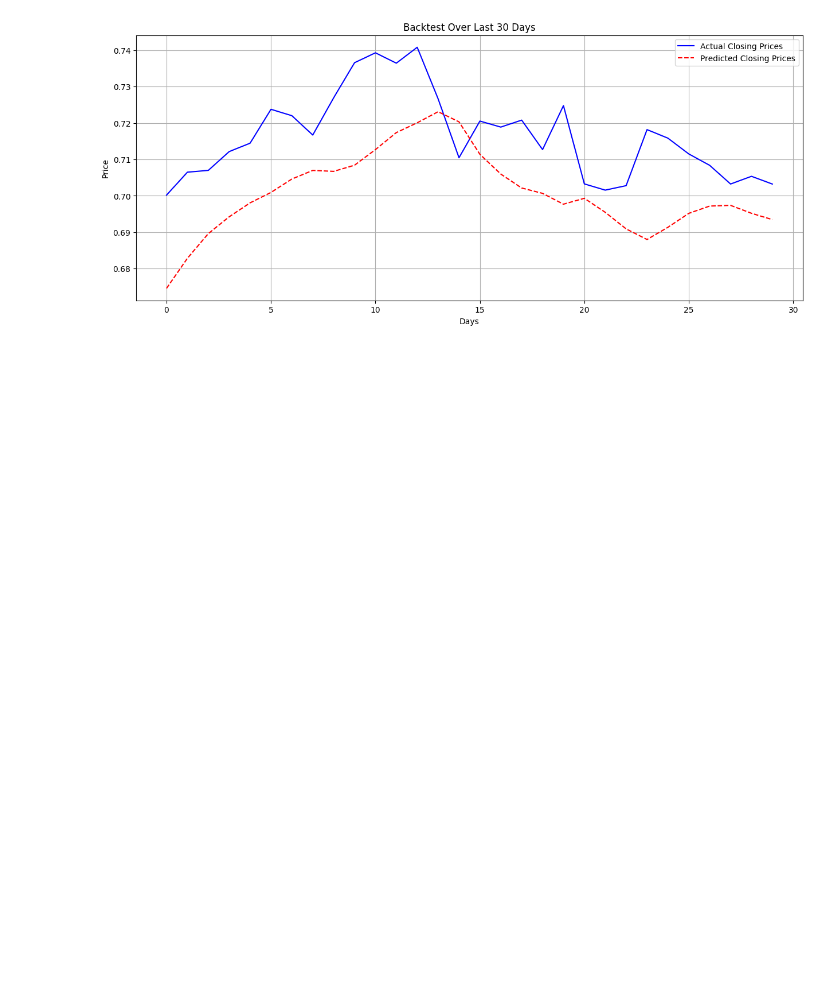
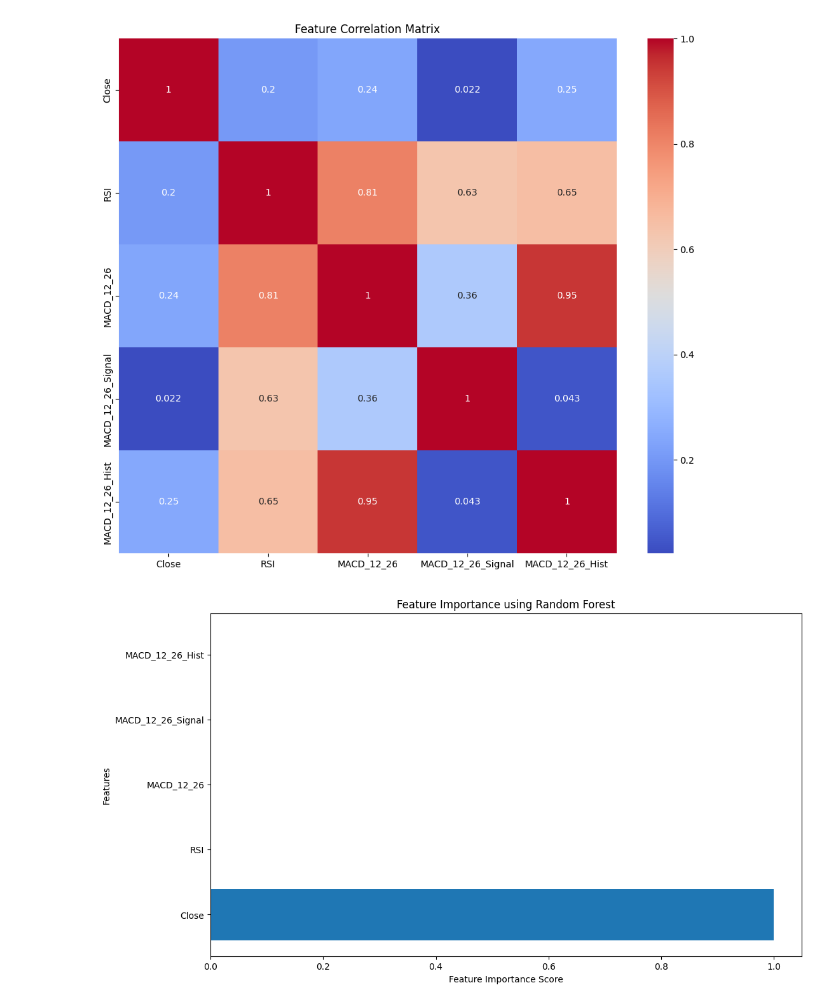
Before and after one commit to mjgpinheiro/Physics_models, a Jupyter notebook: Deep_Learning_Forex.ipynb, the cells around one changed output. Drawn from its saved outputs; the diff is of its cells as text; code cells hidden in the pictures; blank space fills up the shorter version.

```diff
--- a/Deep_Learning_Forex.ipynb
+++ b/Deep_Learning_Forex.ipynb
@@ -30,7 +30,10 @@ df_euraud.dropna(inplace=True)
 df_euraud.reset_index(drop=True, inplace=True)
 
 # Preprocess Data
-input_features = ["Close", "RSI", "MACD_12_26", "MACD_12_26_Signal", "MACD_12_26_Hist", "ATR"]
+#input_features = ["Close", "RSI", "MACD_12_26", "MACD_12_26_Signal", "MACD_12_26_Hist", "ATR"]
+input_features = ['Close', 'RSI', 'MACD_12_26', 'MACD_12_26_Signal', 'MACD_12_26_Hist']
+
+
 df_scaler = MinMaxScaler()
 df_euraud[input_features] = df_scaler.fit_transform(df_euraud[input_features])
 
@@ -96,6 +99,42 @@ print(f"Predicted Action for the Next 5 Days based on the 6 Days predictions: {d
 
 ##############################################
 
+##############################################
+# Feature Selection
+
+import seaborn as sns
+from sklearn.ensemble import RandomForestRegressor
+from sklearn.feature_selection import RFE
+
+# 1. Correlation Matrix
+corr_matrix = df_euraud[input_features].corr()
+plt.figure(figsize=(12, 10))
+sns.heatmap(corr_matrix, annot=True, cmap="coolwarm")
+plt.title("Feature Correlation Matrix")
+plt.show()
+
+# 2. Feature Importance from Tree-Based Models
+rf = RandomForestRegressor(n_estimators=100)
+rf.fit(df_euraud[input_features][:train_size], df_euraud["Close"][:train_size])
+
+plt.figure(figsize=(12, 7))
+plt.barh(input_features, rf.feature_importances_)
+plt.xlabel("Feature Importance Score")
+plt.ylabel("Features")
+plt.title("Feature Importance using Random Forest")
+plt.show()
+
+# 3. Recursive Feature Elimination (RFE)
+selector = RFE(rf, n_features_to_select=5, step=1)
+selector = selector.fit(df_euraud[input_features][:train_size], df_euraud["Close"][:train_size])
+selected_features = np.array(input_features)[selector.support_]
+print("Selected Features:", selected_features)
+
+##############################################
+####################################################
+###########################################################
+####################################################################
+
 import matplotlib.pyplot as plt
 # Gather last 30 days of actual data
 # Backtest for last 30 days
@@ -141 +180,2 @@ Requirement already satisfied: html5lib>=1.1 in /usr/local/lib/python3.10/dist-p
-[figure, old version]
+[figure, new version]
+[figure, added]
```
Also changed, not shown: parts of 1 cell of this notebook.
